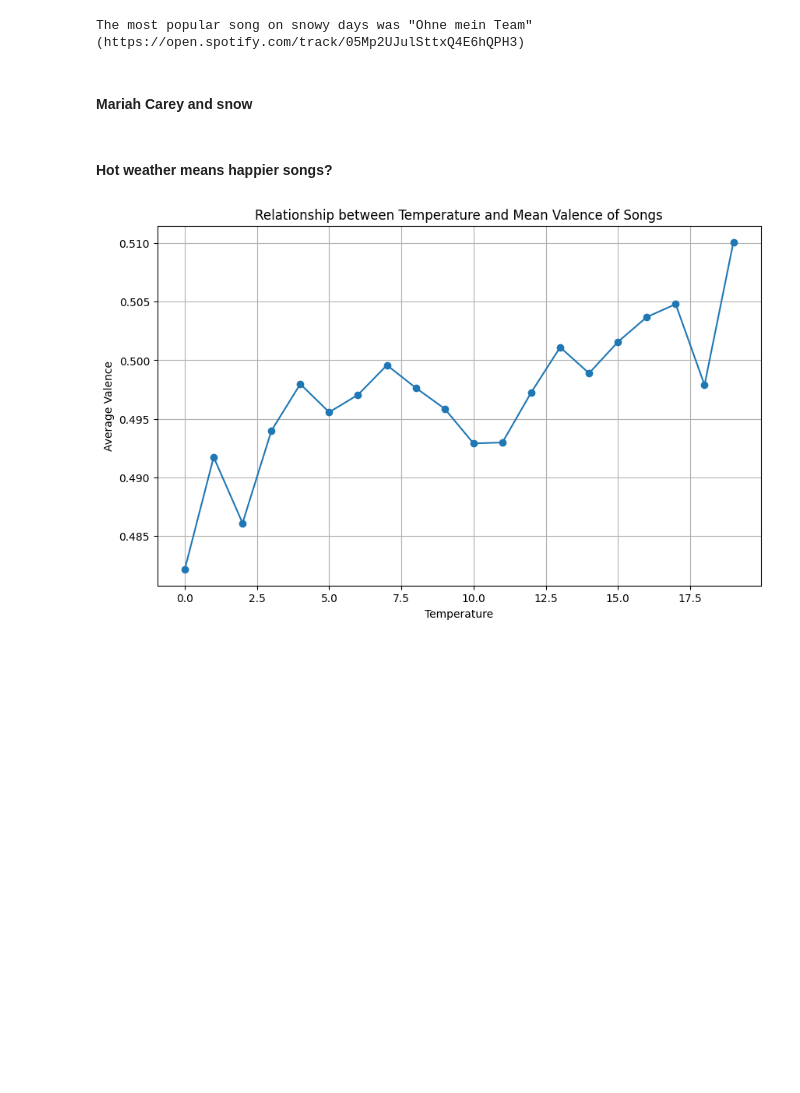
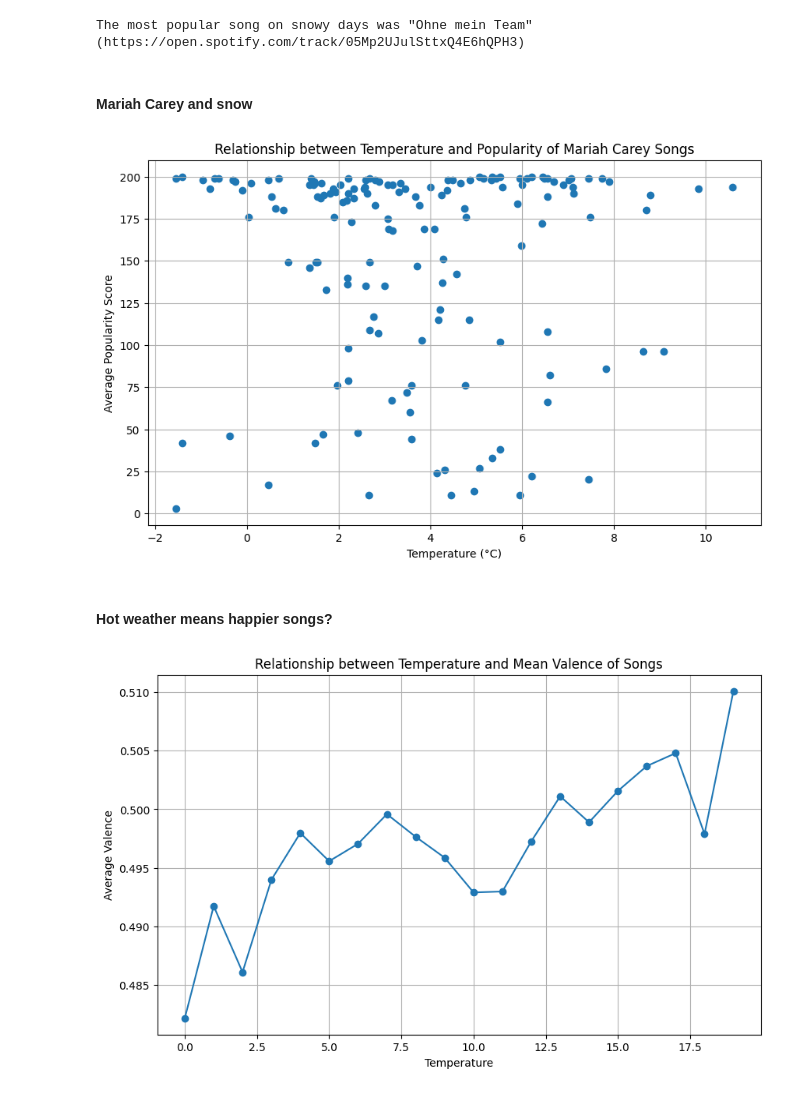
Before and after one commit to quicktus/2023-amse, a Jupyter notebook: exploration.ipynb, the cells around one changed output. Saved outputs shown, nothing was run; the diff lists cells and outputs as text; code cells hidden in the pictures; blank space fills up the shorter version.

Commit message:
Mariah Carey

```diff
--- a/exploration.ipynb
+++ b/exploration.ipynb
@@ -258,3 +253,31 @@ mcarey_df = mcarey_df[mcarey_df["artist"].str.contains("Mariah Carey")]
+# %%
+mcarey_df = songs_df[songs_df["artist"].notna()]
+mcarey_df = mcarey_df[mcarey_df["artist"].str.contains("Mariah Carey")]
+mcarey_df["popularity_score"] = 201 - mcarey_df["position"]
+small_temperature_df = temperature_df[["date", "lufttemperatur"]]
+
+# Merge temperature_df and mcarey_df
+merged_df = small_temperature_df.merge(mcarey_df, on="date")
+merged_df.sort_values("popularity_score")
+#print(merged_df)
+
+# Group the data by temperature and calculate the mean popularity score
+# merged_df["temperature_bin"] = pd.cut(merged_df["lufttemperatur"], 20)
+# bins = merged_df['temperature_bin'].cat.categories
+# avg_celsius_values = [(bin.left + bin.right) / 2 for bin in bins]
+
+# avg_pop_df = merged_df.groupby("temperature_bin")["popularity_score"].mean().reset_index()
+
+# Plot the relationship
+plt.figure(figsize=(10, 6))
+plt.scatter(merged_df["lufttemperatur"], merged_df["popularity_score"], marker="o")
+plt.xlabel("Temperature (°C)")
+plt.ylabel("Average Popularity Score")
+plt.title("Relationship between Temperature and Popularity of Mariah Carey Songs")
+plt.grid(True)
+plt.show()
+# %% [output]
+[figure, added]
 # %% [markdown]
 #### Hot weather means happier songs?
 # %%
```
Also changed, not shown: parts of 1 cell of this notebook.
